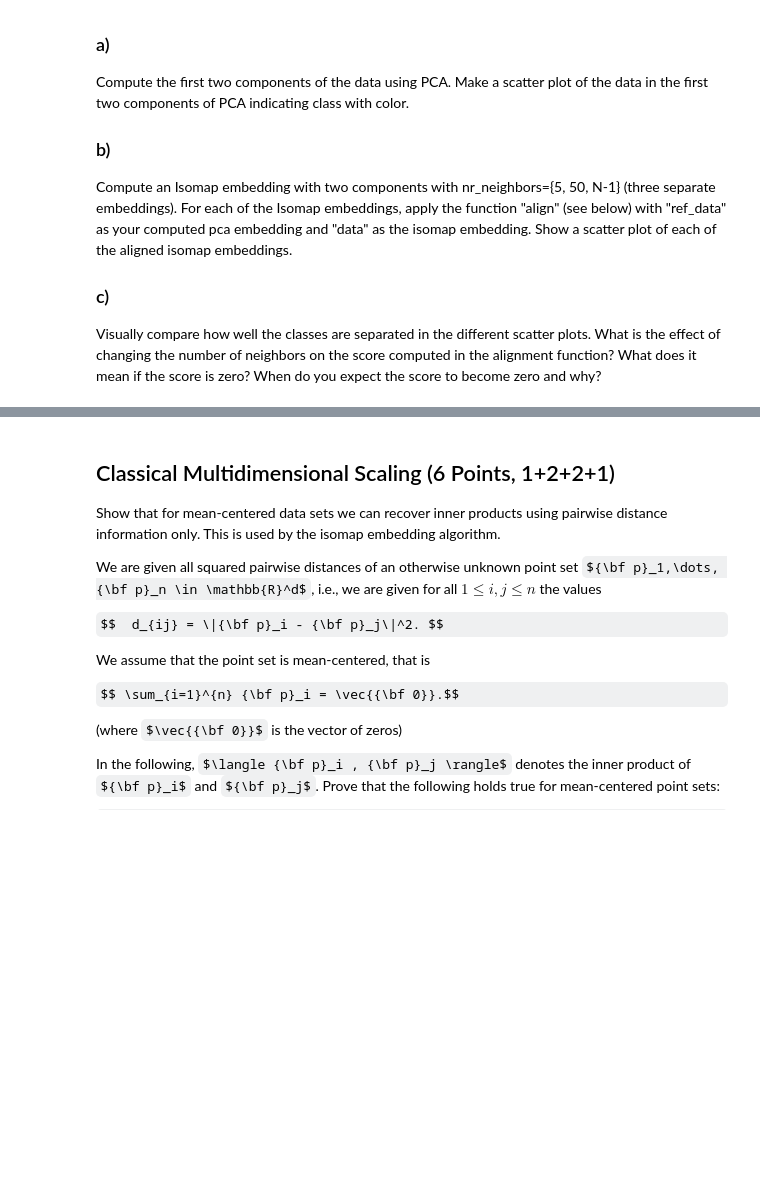
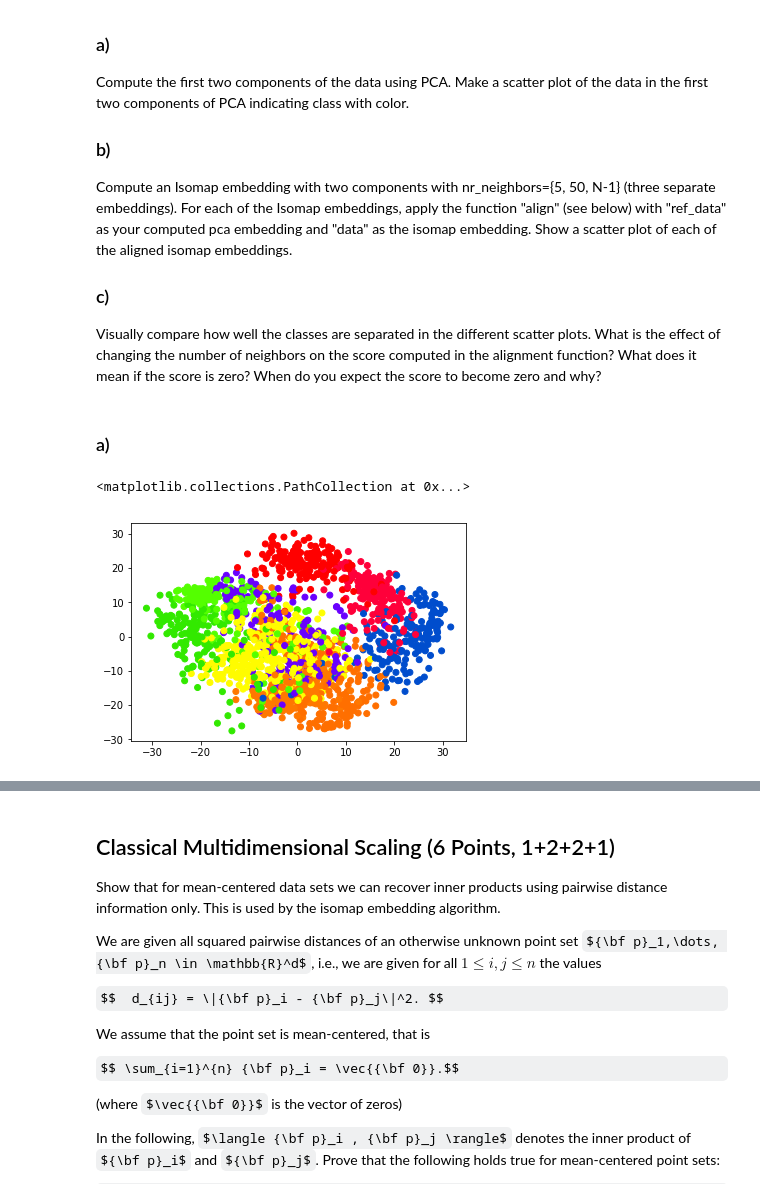
Before and after one commit to robinesp/DataMining, a Jupyter notebook: Assignment3/Assignment 3.ipynb, the cells around one changed output, grey strips where cells are left out. Drawn from its saved outputs; the diff is of its cells as text; code cells hidden in the pictures; some formulas as TeX source; blank space fills up the shorter version.

```diff
--- a/Assignment3/Assignment 3.ipynb
+++ b/Assignment3/Assignment 3.ipynb
@@ -64,3 +65,12 @@ def align(ref_data, data):
     print("Aligned the data sets. Score is {0:10.1f}  ".format(score[idx]))
 
     return transf_data, score[idx]
+# %% [markdown]
+### a)
+# %%
+pca = deco.PCA(n_components=2).fit_transform(X)
+y.tolist()
+plt.scatter(pca[:,0], pca[:,1], c=y, cmap=plt.cm.prism)
+# %% [output]
+<matplotlib.collections.PathCollection at 0x...>
+[figure, added]
```
Also changed, not shown: parts of 5 cells of this notebook.
